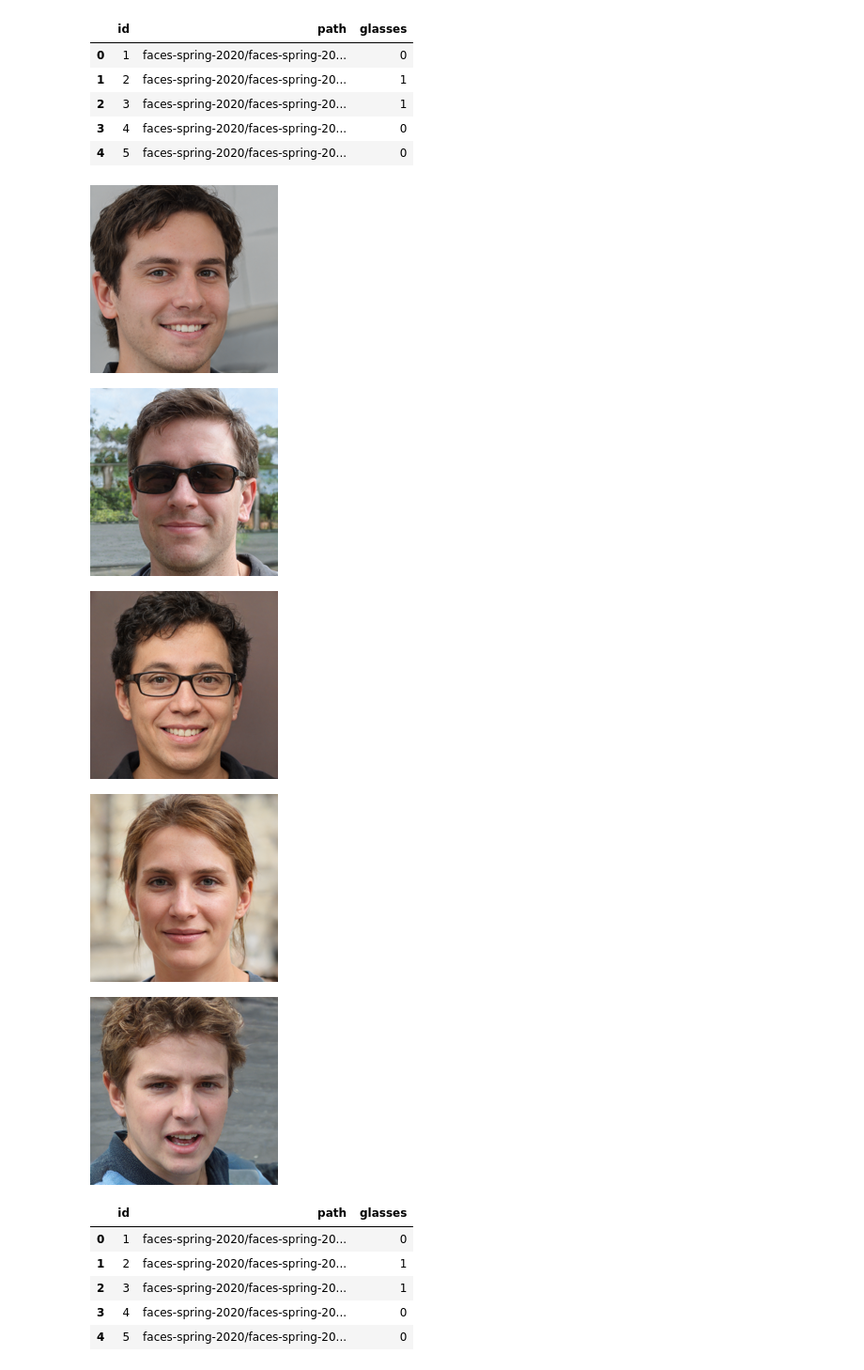
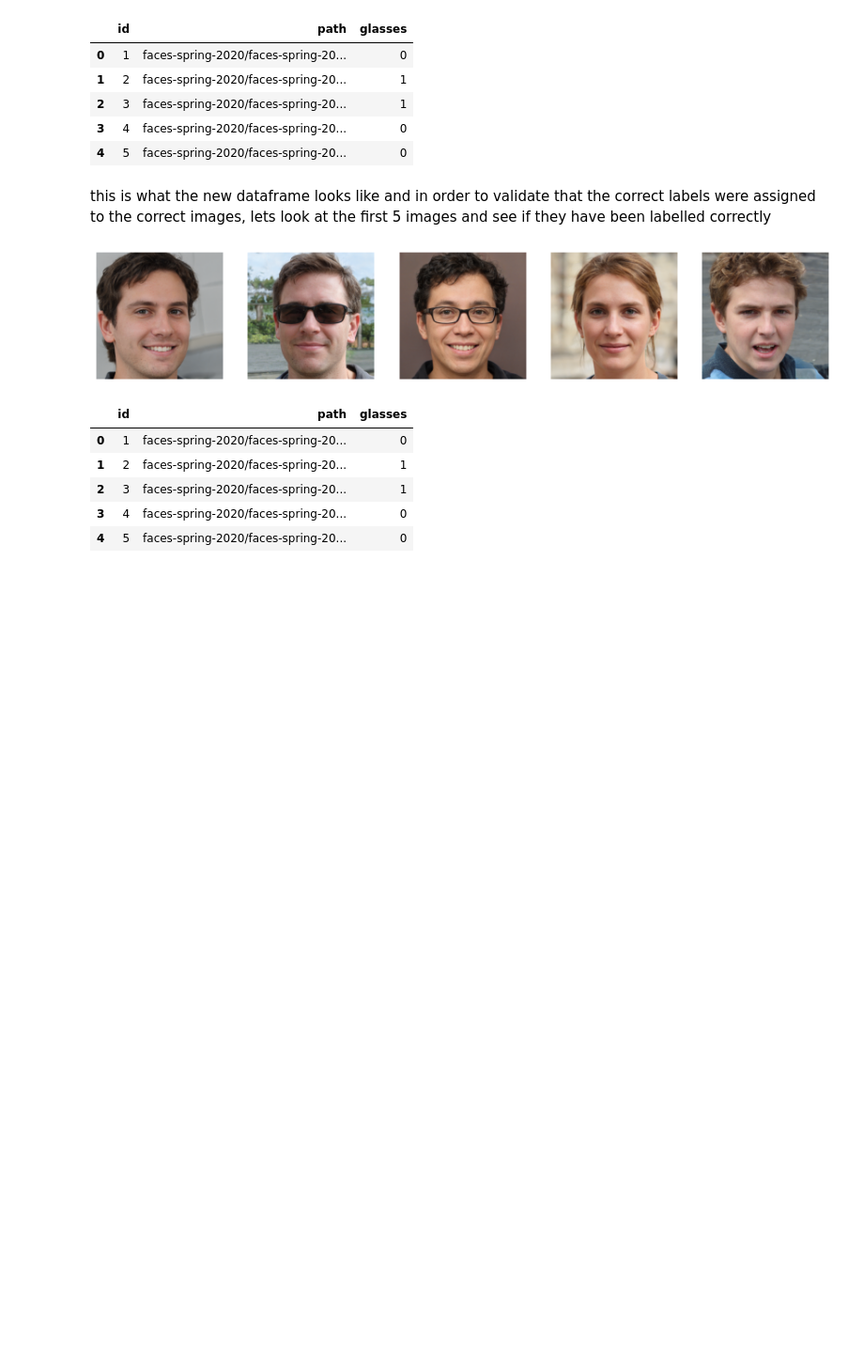
Before and after one commit to HumanClone/Image-Classifier---Glasses, a Jupyter notebook: Image-Classification.ipynb, the cells around one changed output. Shown: that part at 94% size. Cells and saved outputs as stored; diff of their text form; code cells hidden in the pictures; blank space fills up the shorter version.

```diff
--- a/Image-Classification.ipynb
+++ b/Image-Classification.ipynb
@@ -85,18 +116,18 @@ df.head()
 | 2 | 3 | faces-spring-2020/faces-spring-20... | 1 |
 | 3 | 4 | faces-spring-2020/faces-spring-20... | 0 |
 | 4 | 5 | faces-spring-2020/faces-spring-20... | 0 |
+# %% [markdown]
+this is what the new dataframe looks like and in order to validate that the correct labels were assigned to the correct images, lets look at the first 5 images and see if they have been labelled correctly
 # %%
 path='faces-spring-2020/faces-spring-2020/face-'
-for i in range(1,6):
-    img=Image.open(f'{path}{i}.png')
-    imgr=img.resize((200,200))
-    display(imgr)
+fig, axes = plt.subplots(1, 5, figsize=(15, 15))
+for i in range(5):
+    image = Image.open(df.iloc[i].path)
+    axes[i].imshow(image)
+    axes[i].axis('off')
+plt.show()
 # %% [output]
-[figure, old version]
+[figure, new version]
-[figure, removed]
-[figure, removed]
-[figure, removed]
-[figure, removed]
 # %%
 df.head()
 # %% [output]
```
Also changed, not shown: parts of 72 cells of this notebook, 1 other file.
